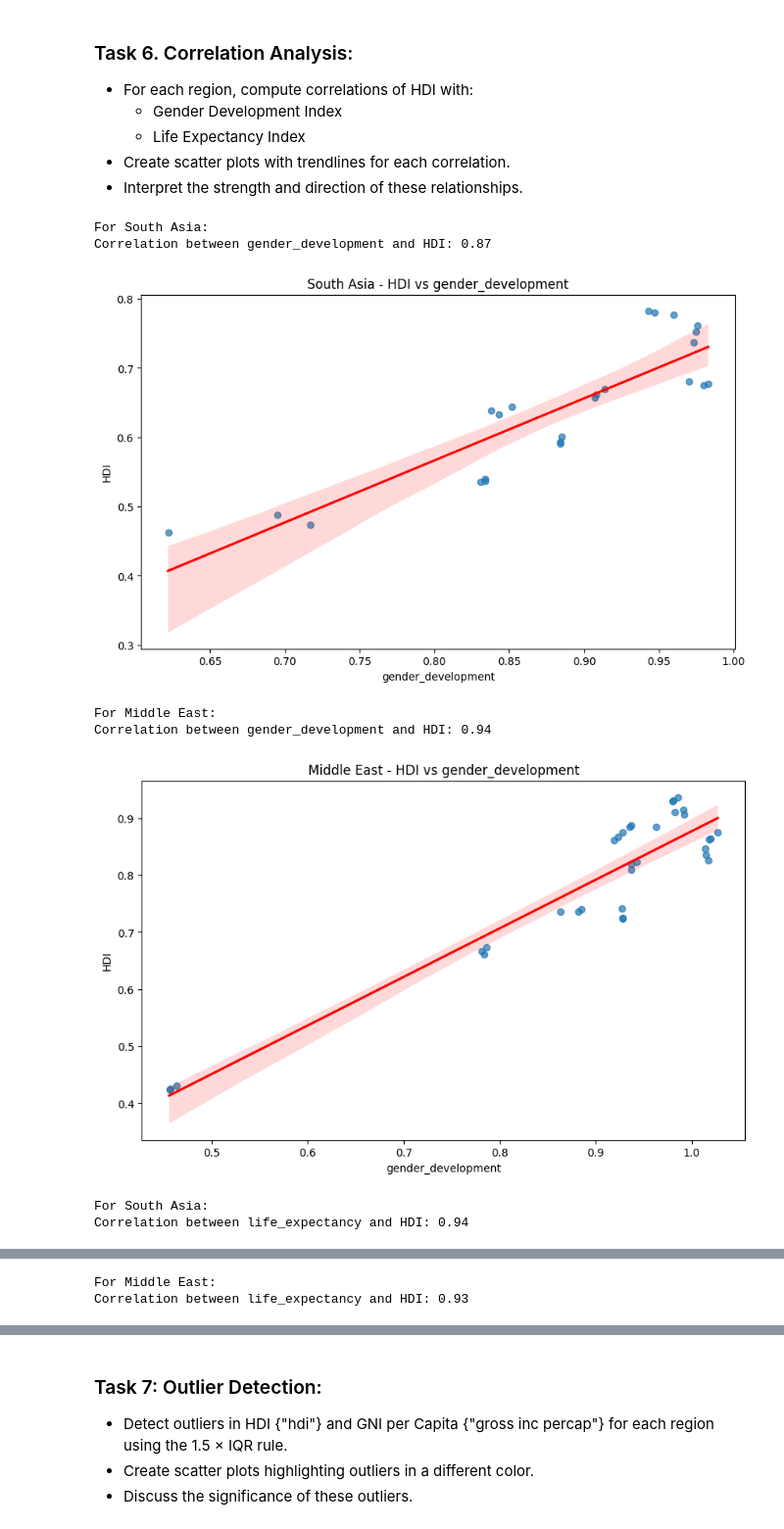
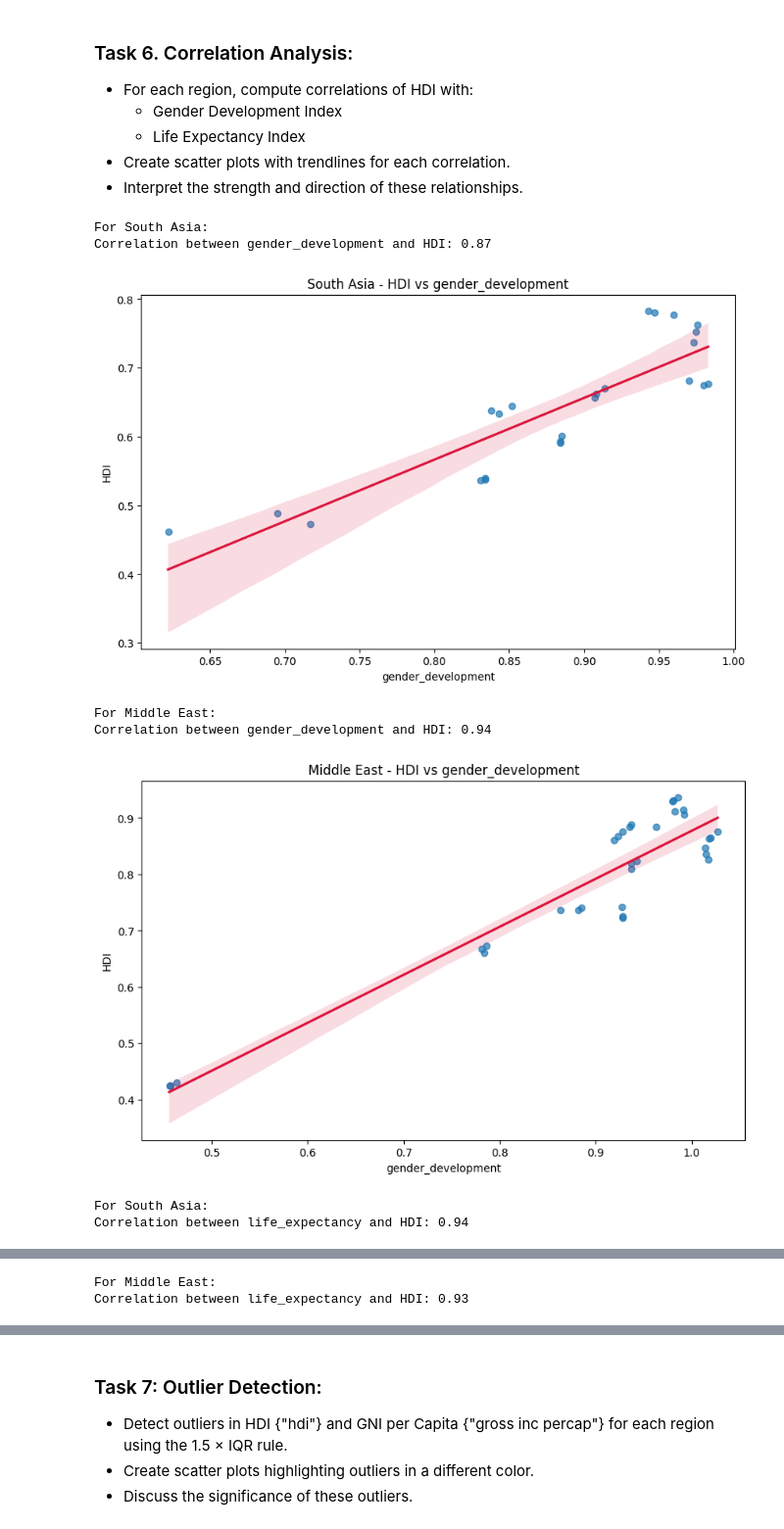
Before and after one commit to soupdoumplings/5CS037-Assignment1-HDI-Analysis--UjwalShrestha-, a Jupyter notebook: WLV2461787_UjwalShrestha.ipynb, the cells around one changed output, grey strips where cells are left out. Shown at 98% size. Saved outputs shown, nothing was run; the diff lists cells and outputs as text; code cells hidden in the pictures.

```diff
--- a/WLV2461787_UjwalShrestha.ipynb
+++ b/WLV2461787_UjwalShrestha.ipynb
@@ -1335,19 +1341,19 @@ south_asia_clean_df['Composite_Score'] = (
 
 south_asia_clean_df = (
     south_asia_clean_df.
-    sort_values(by='Composite_Score',ascending=False)
+    sort_values(by='Composite_Score',ascending=False
 )
 
-top5_countries_hdi = south_asia_clean_df.head(5)
+top5_countries_cs = south_asia_clean_df.head(5)
 
 plt.figure(figsize=(10, 5))
 sns.barplot(
-    data = top5_countries_hdi,
+    data = top5_countries_cs,
     x='Composite_Score',
     y='country')
 
 sns.stripplot(
-    data=top5_countries_hdi,
+    data=top5_countries_cs,
     x='Composite_Score',
     y='country',
     color='#0D3B66'
@@ -1358,5 +1364,11 @@ plt.ylabel('Country')
 plt.title('Top 5 South Asian Countries by Composite Score')
 plt.show()
 
-top5_countries_hdi
+top5_countries_cs
+
+# Verification
+top5_countries_hdi = (
+    south_asia_clean_df.
+    sort_values(by='hdi',ascending=False)
+    ).head()
 # %% [output]
@@ -1788,31 +1794,31 @@ HDI Range: 0.51 and Coefficient of Variation: 0.18
 # %%
 def correlation_scatter_plot(df, x_varrible, region_name):
   correlation = df[[x_varrible, 'hdi']].corr().iloc[0, 1]
   print(f"For {region_name}:")
   print(f"Correlation between {x_varrible} and HDI: {correlation:.2f}")
 
   plt.figure(figsize=(10, 6))
   sns.regplot(
       data = df,
       x = x_varrible,
       y = 'hdi',
       scatter_kws={'alpha':0.7},
-      line_kws={'color':'red'}
+      line_kws={'color':'crimson'}
   )
   plt.title(f"{region_name} - HDI vs {x_varrible}")
   plt.xlabel(x_varrible)
   plt.ylabel("HDI")
   plt.show()
 
 for x in ['gender_development', 'life_expectancy']:
     correlation_scatter_plot(south_asia_df_2020_22, x, "South Asia")
     correlation_scatter_plot(middle_east_df_2020_22, x, "Middle East")
 # %% [output]
 For South Asia:
 Correlation between gender_development and HDI: 0.87
-[figure, old version]
+[figure, new version]
 For Middle East:
 Correlation between gender_development and HDI: 0.94
-[figure, old version]
+[figure, new version]
 For South Asia:
 Correlation between life_expectancy and HDI: 0.94
```
Also changed, not shown: parts of 8 cells of this notebook.
